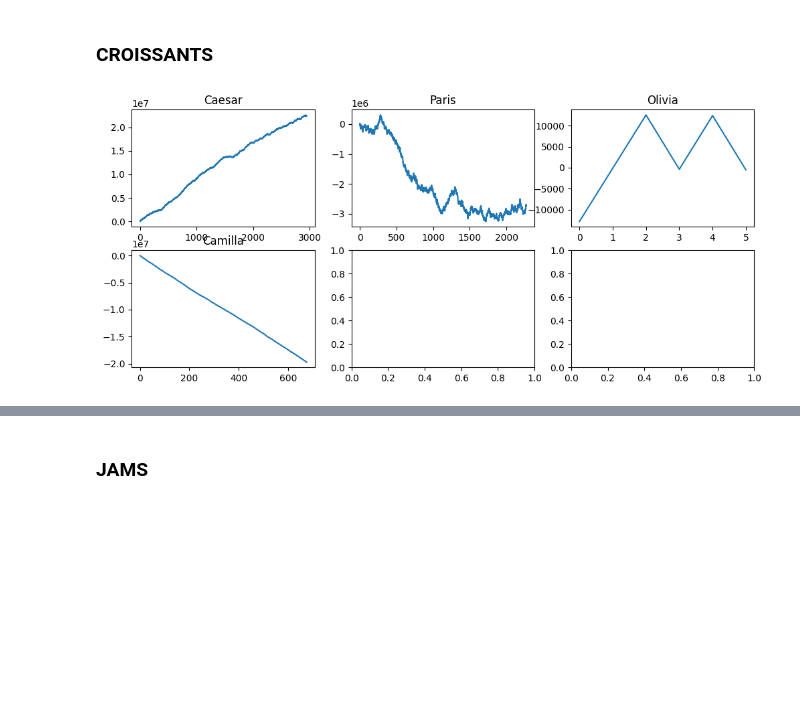
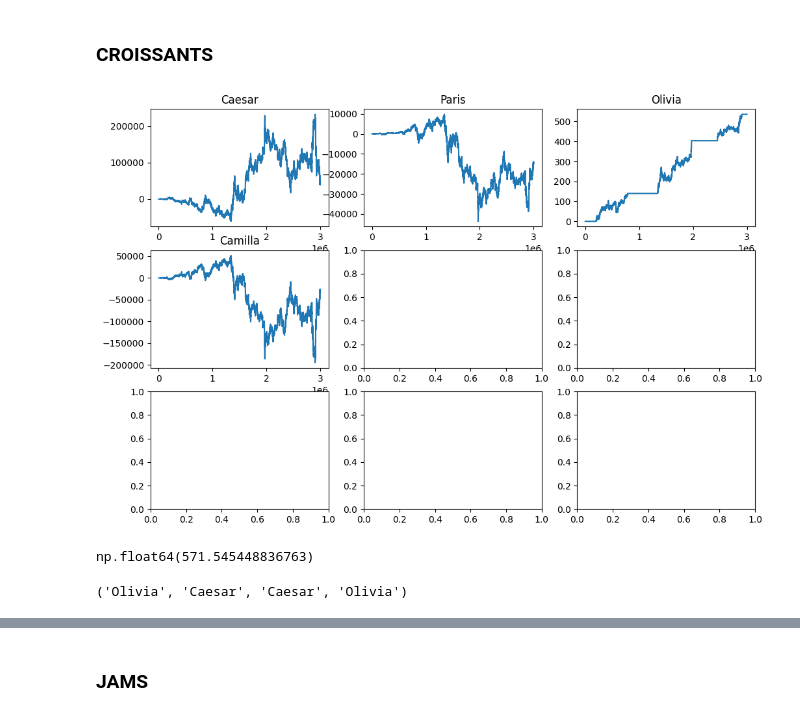
Before and after one commit to aemilani/imc-prosperity-3, a Jupyter notebook: notebooks/basket.ipynb, the cells around one changed output, grey strips where cells are left out. Cells and saved outputs as stored; diff of their text form; code cells hidden in the pictures; blank space fills up the shorter version.

```diff
--- a/notebooks/basket.ipynb
+++ b/notebooks/basket.ipynb
@@ -464,33 +470,44 @@ spr3.iloc[-10000:].mean(), spr3.iloc[-10000:].std()
 # %%
 price_0 = pd.read_csv('../data/raw/round_5/prices_round_5_day_2.csv', delimiter=';')
 price_1 = pd.read_csv('../data/raw/round_5/prices_round_5_day_3.csv', delimiter=';')
 price_2 = pd.read_csv('../data/raw/round_5/prices_round_5_day_4.csv', delimiter=';')
 
 price_0 = price_0[price_0['product'] == 'CROISSANTS']
 price_1 = price_1[price_1['product'] == 'CROISSANTS']
 price_2 = price_2[price_2['product'] == 'CROISSANTS']
 
 trades_0 = pd.read_csv('../data/raw/round_5/trades_round_5_day_2.csv', delimiter=';')
 trades_1 = pd.read_csv('../data/raw/round_5/trades_round_5_day_3.csv', delimiter=';')
 trades_2 = pd.read_csv('../data/raw/round_5/trades_round_5_day_4.csv', delimiter=';')
 
 trades_0 = trades_0[trades_0['symbol'] == 'CROISSANTS']
 trades_1 = trades_1[trades_1['symbol'] == 'CROISSANTS']
 trades_2 = trades_2[trades_2['symbol'] == 'CROISSANTS']
 
-prices = pd.concat([price_0, price_1, price_2], axis=0).reset_index(drop=True)
-trades = pd.concat([trades_0, trades_1, trades_2], axis=0).reset_index(drop=True)
+price_1['timestamp'] += 1_000_000
+price_2['timestamp'] += 2_000_000
+trades_1['timestamp'] += 1_000_000
+trades_2['timestamp'] += 2_000_000
+
+prices = pd.concat([price_0, price_1, price_2], axis=0).set_index('timestamp', drop=True)
+trades = pd.concat([trades_0, trades_1, trades_2], axis=0).set_index('timestamp', drop=True)
 
 bots = list(trades['buyer'].unique())
 
-fig, axes = plt.subplots(2, 3, figsize=(12, 5))
+fig, axes = plt.subplots(3, 3, figsize=(12, 8))
 
 for bot, ax in zip(bots, axes.flat):
     bot_trades = trades[(trades['buyer'] == bot) | (trades['seller'] == bot)]
-    pnl = bot_trades.apply(lambda x: x['price'] * x['quantity'] if x['buyer'] == bot else -x['price'] * x['quantity'], axis=1)
-    pnl = pnl.cumsum().to_numpy()
-    ax.plot(pnl)
+    position = bot_trades.apply(lambda x: x['quantity'] if x['buyer'] == bot else -x['quantity'], axis=1)
+    position = position.groupby(position.index).sum().cumsum()
+    position.loc[0] = 0
+    prices['position'] = position
+    prices['position'] = prices['position'].ffill()
+    prices['pnl'] = prices['position'].shift(1) * prices['mid_price'].diff()
+    prices['pnl'] = prices['pnl'].cumsum()
+
+    ax.plot(prices['pnl'])
     ax.set_title(bot)
 plt.show()
 # %% [output]
-[figure, old version]
+[figure, new version]
@@ -496,0 +555,8 @@ plt.show()
+# %%
+max(results.values())
+# %% [output]
+np.float64(571.545448836763)
+# %%
+[k for k, v in results.items() if v == max(results.values())][0]
+# %% [output]
+('Olivia', 'Caesar', 'Caesar', 'Olivia')
```
Also changed, not shown: parts of 32 cells of this notebook, 10 other files.
